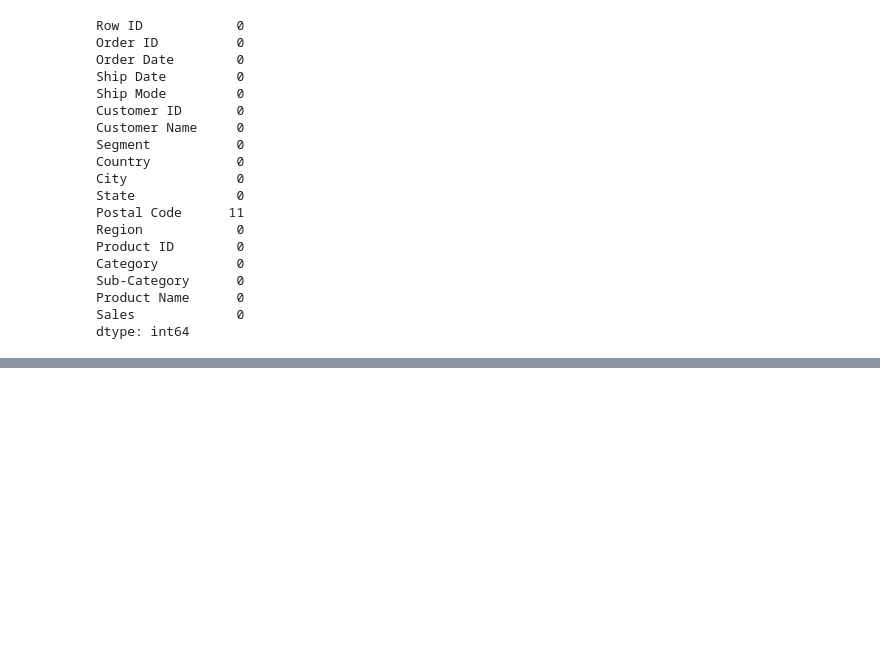
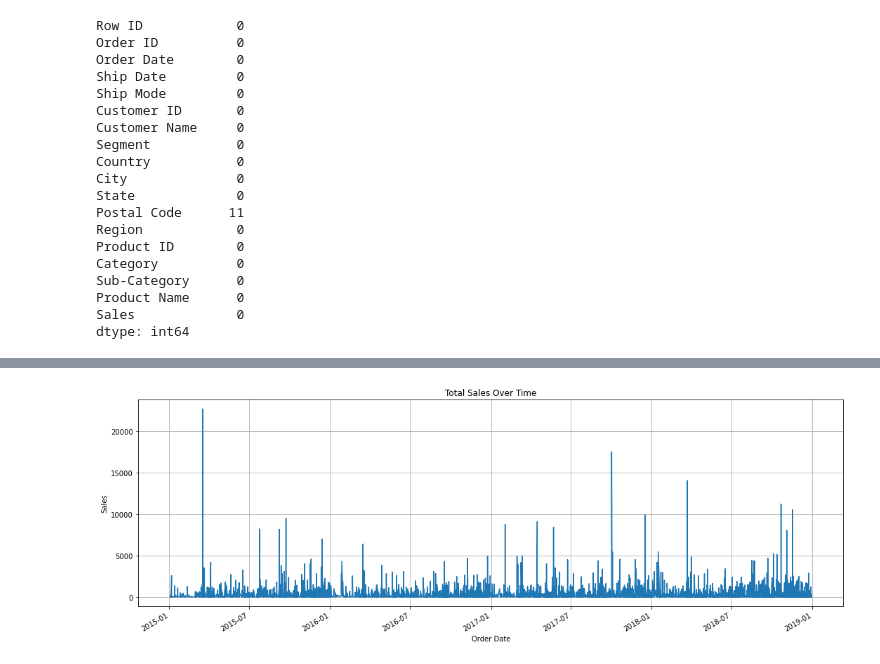
Before and after one commit to mutembeic/FUTURE_ML_01, a Jupyter notebook: notebooks/01_sales_forecasting.ipynb, the cells around one changed output, grey strips where cells are left out. Saved outputs shown, nothing was run; the diff lists cells and outputs as text; code cells hidden in the pictures; blank space fills up the shorter version.

Commit message:
Data Preparation for Prophet

```diff
--- a/notebooks/01_sales_forecasting.ipynb
+++ b/notebooks/01_sales_forecasting.ipynb
@@ -64,0 +79,3 @@ dtype: int64
+# %%
+#Convert both 'Order Date' and 'Ship Date' to datetime format
+df[['Order Date', 'Ship Date']] = df[['Order Date', 'Ship Date']].apply(pd.to_datetime, format='%d/%m/%Y')
@@ -64,0 +88,6 @@ dtype: int64
+# %%
+# Drop rows with missing values
+df.dropna(subset=['Postal Code'], inplace=True)
+# %%
+#drop the Row ID column
+df.drop('Row ID', axis=1, inplace=True)
@@ -64,0 +125,14 @@ dtype: int64
+# %%
+# Set 'Order Date' as the index
+df.set_index('Order Date', inplace=True)
+
+# Plotting the sales data
+plt.figure(figsize=(18, 6))
+df['Sales'].plot()
+plt.title('Total Sales Over Time')
+plt.xlabel('Order Date')
+plt.ylabel('Sales')
+plt.grid(True)
+plt.show()
+# %% [output]
+[figure, added]
```
Also changed, not shown: parts of 7 cells of this notebook.
